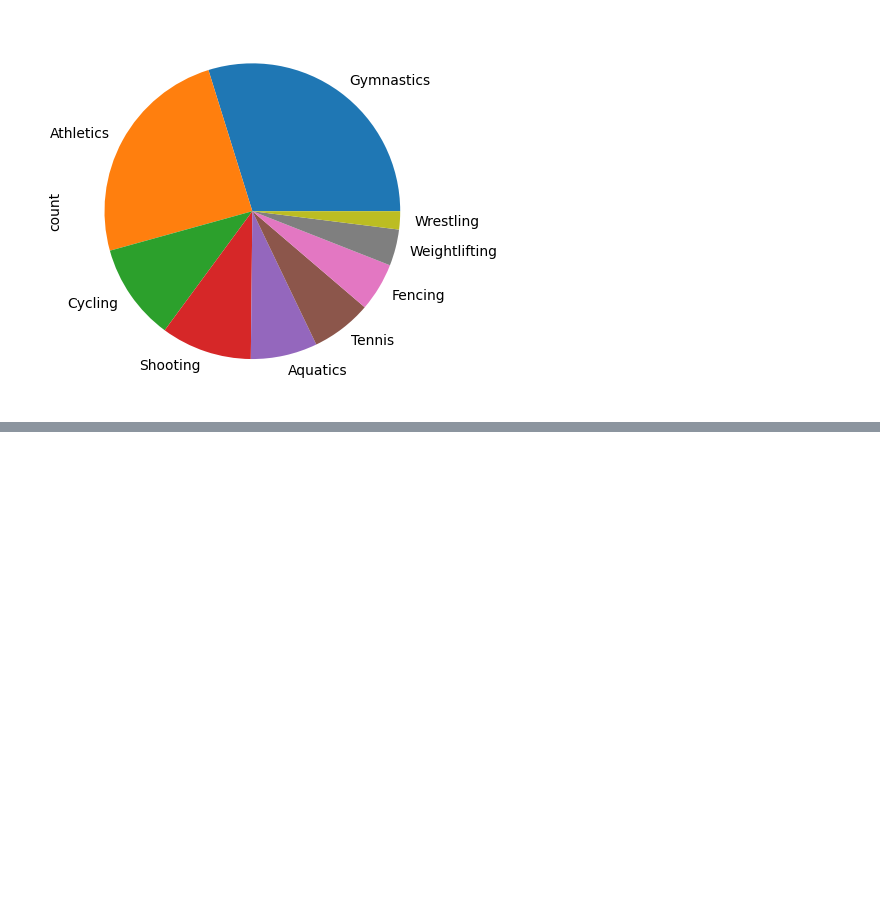
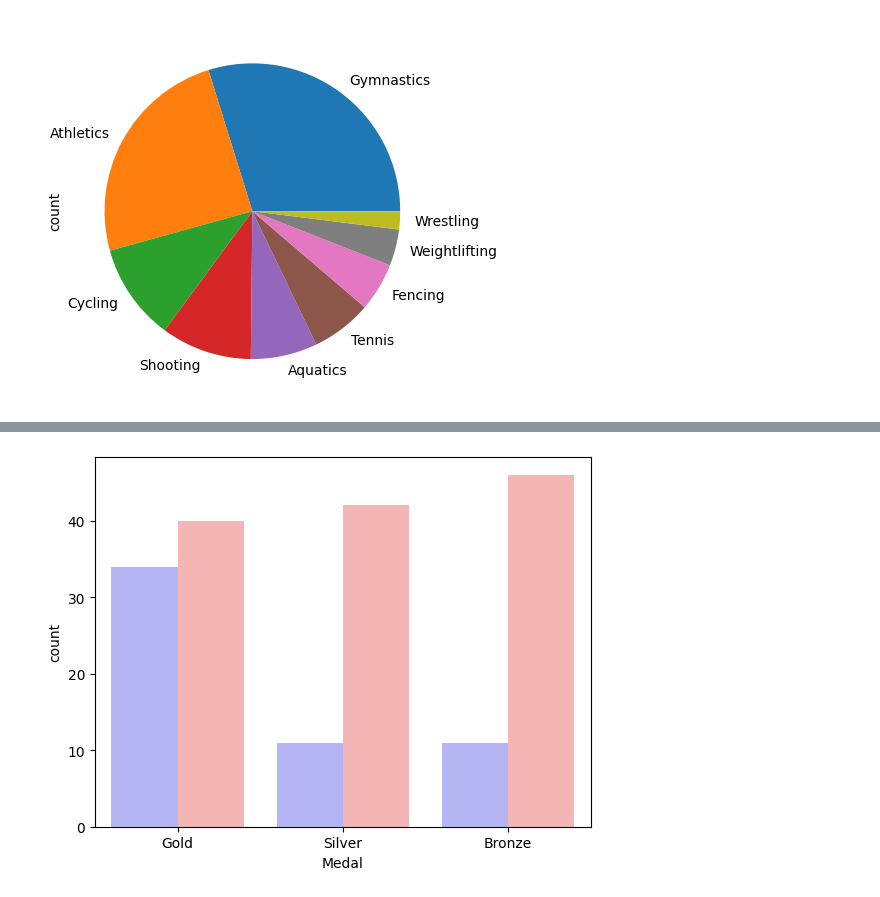
Before and after one commit to kipkosgeii/Olympics-Analysis, a Jupyter notebook: olympic.ipynb, the cells around one changed output, grey strips where cells are left out. Saved outputs shown, nothing was run; the diff lists cells and outputs as text; code cells hidden in the pictures; blank space fills up the shorter version.

```diff
--- a/olympic.ipynb
+++ b/olympic.ipynb
@@ -161,0 +191,4 @@ fo.Sport.value_counts().plot(kind='pie');
+# %%
+sns.countplot(data=chnGW, x = 'Medal',hue='Gender', palette='bwr',legend=False, order=['Gold', 'Silver','Bronze']);
+# %% [output]
+[figure, added]
```
Also changed, not shown: parts of 5 cells of this notebook.
